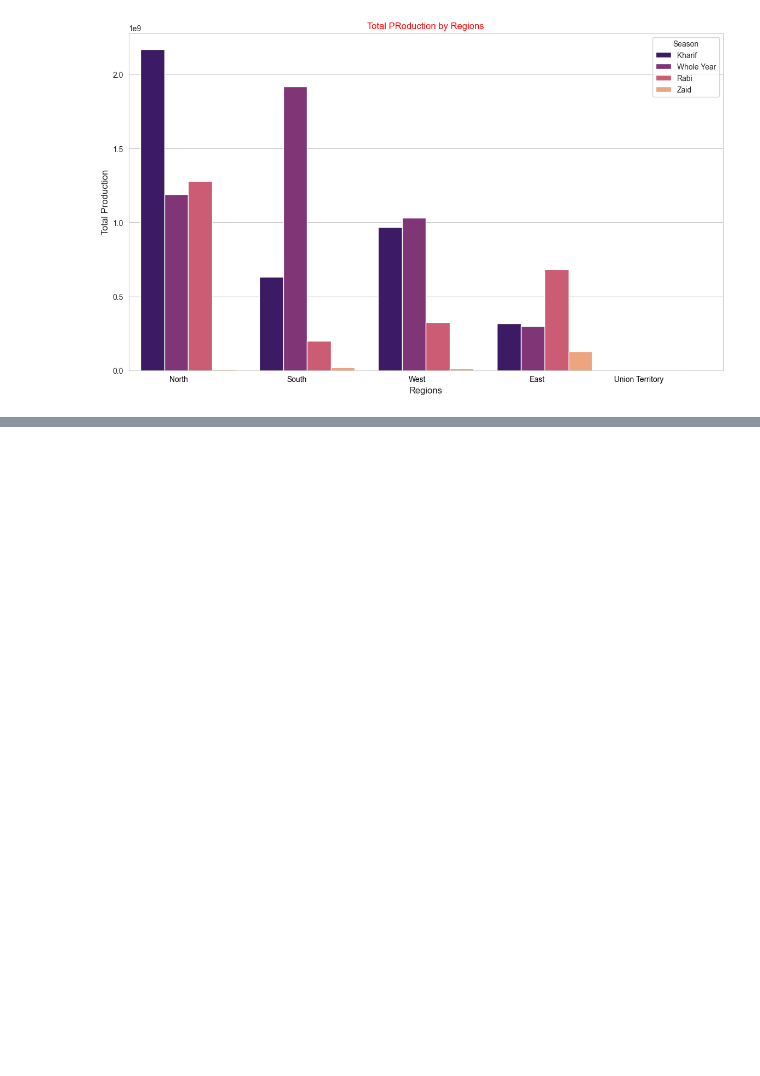
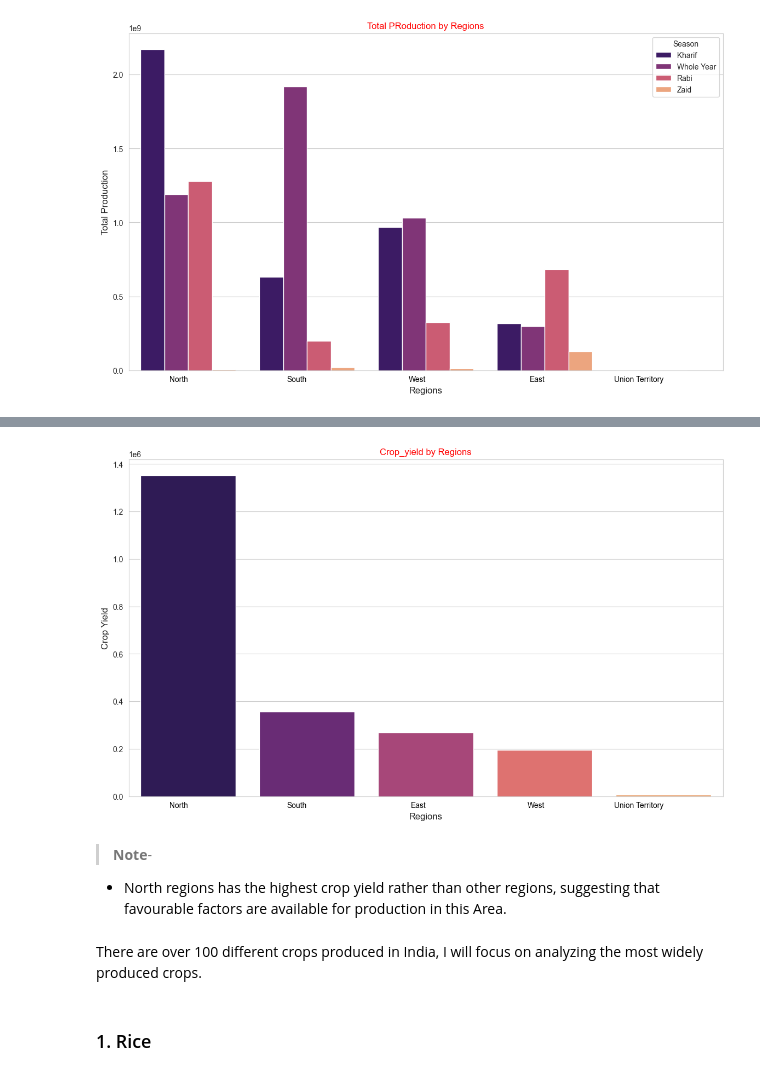
Before and after one commit to Fransis-DS24/Crop-Production-Analysis-Project, a Jupyter notebook: Project_Crop_Prodcution.ipynb, the cells around one changed output, grey strips where cells are left out. Saved outputs shown, nothing was run; the diff lists cells and outputs as text; code cells hidden in the pictures; blank space fills up the shorter version.

Commit message:
EDA of few widely produced Crops added
Data analyze of few widely produced crops like coconut, rice, sugarcane

```diff
--- a/Project_Crop_Prodcution.ipynb
+++ b/Project_Crop_Prodcution.ipynb
@@ -525,0 +545,18 @@ plt.show()
+# %%
+rev_order= df.groupby('Regions')["crop_yield"].sum().sort_values(ascending=False)
+plt.figure(figsize=(14,8))
+sns.barplot(x="Regions",y="crop_yield",data=df,estimator="sum",errorbar=None,order=rev_order.index, palette="magma")
+plt.title('Crop_yield by Regions',color='r')
+plt.xlabel('Regions', fontsize=12)
+plt.ylabel('Crop Yield', fontsize=12)
+plt.xticks(ha='right',color='black')
+plt.show()
+# %% [output]
+[figure, added]
+# %% [markdown]
+> **Note**-
+- North regions has the highest crop yield rather than other regions, suggesting that favourable factors are available for production in this Area.
+# %% [markdown]
+There are over 100 different crops produced in India, I will focus on analyzing the most widely produced crops.
+# %% [markdown]
+### 1. Rice
```
Also changed, not shown: parts of 35 cells of this notebook.
